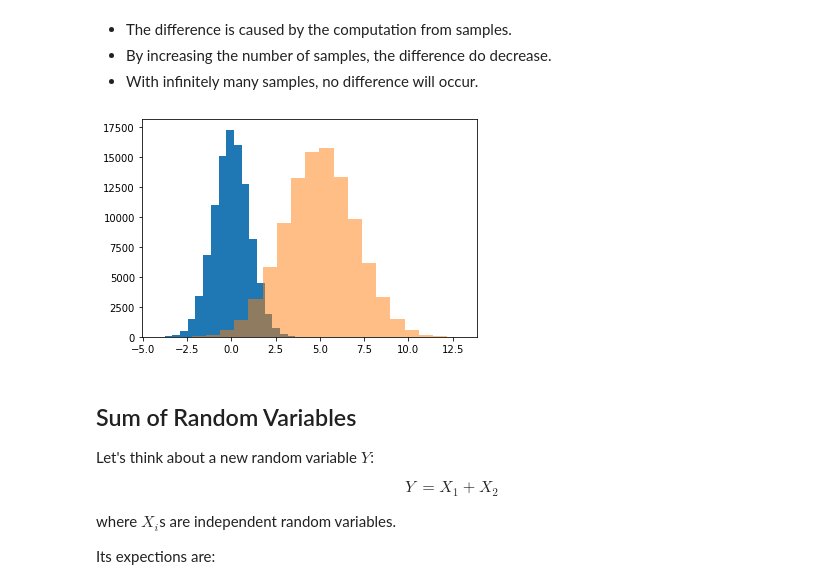
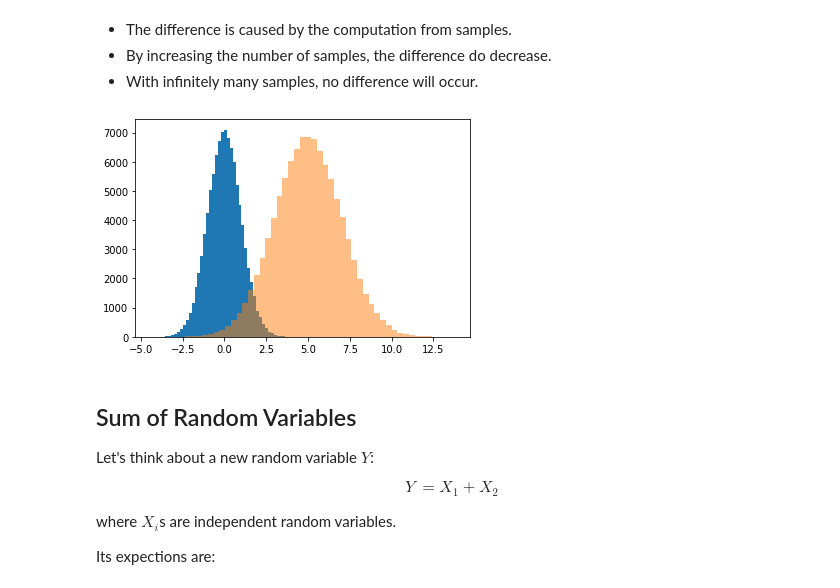
Before and after one commit to yongduek/lectures, a Jupyter notebook: esda/myworks/rv_n_distribution.ipynb, the cells around one changed output. Cells and saved outputs as stored; diff of their text form; code cells hidden in the pictures.

```diff
--- a/esda/myworks/rv_n_distribution.ipynb
+++ b/esda/myworks/rv_n_distribution.ipynb
@@ -101,10 +104,10 @@ print(mean22, std22)
 - By increasing the number of samples, the difference do decrease.
 - With infinitely many samples, no difference will occur.
 # %%
-plt.hist(rs, bins=20);
-plt.hist(rs2, alpha=.5, bins=20);
+plt.hist(rs, bins=50);
+plt.hist(rs2, alpha=.5, bins=50);
 # %% [output]
-[figure, old version]
+[figure, new version]
 # %% [markdown]
 ## Sum of Random Variables
 Let's think about a new random variable $Y$:
```
Also changed, not shown: parts of 43 cells of this notebook.
